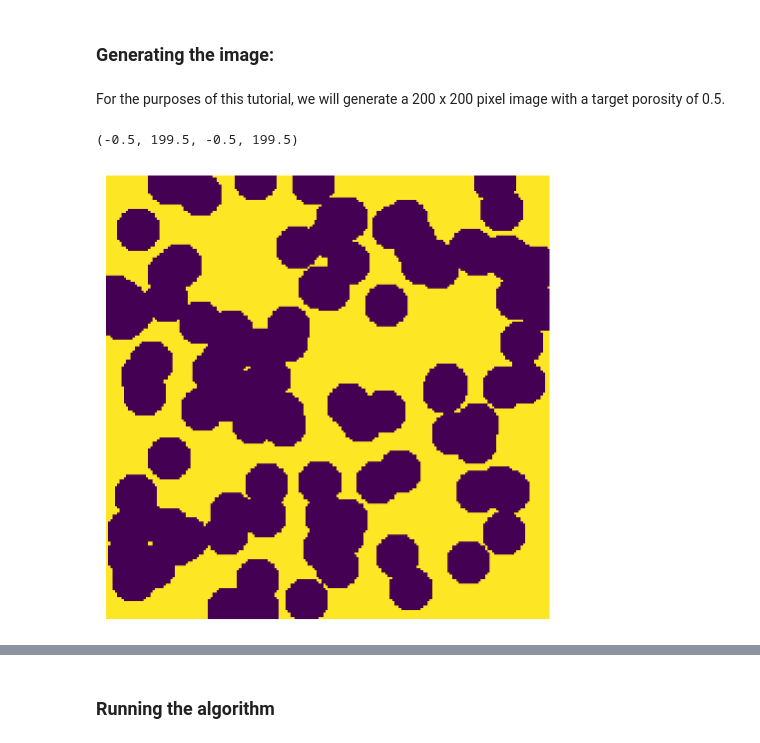
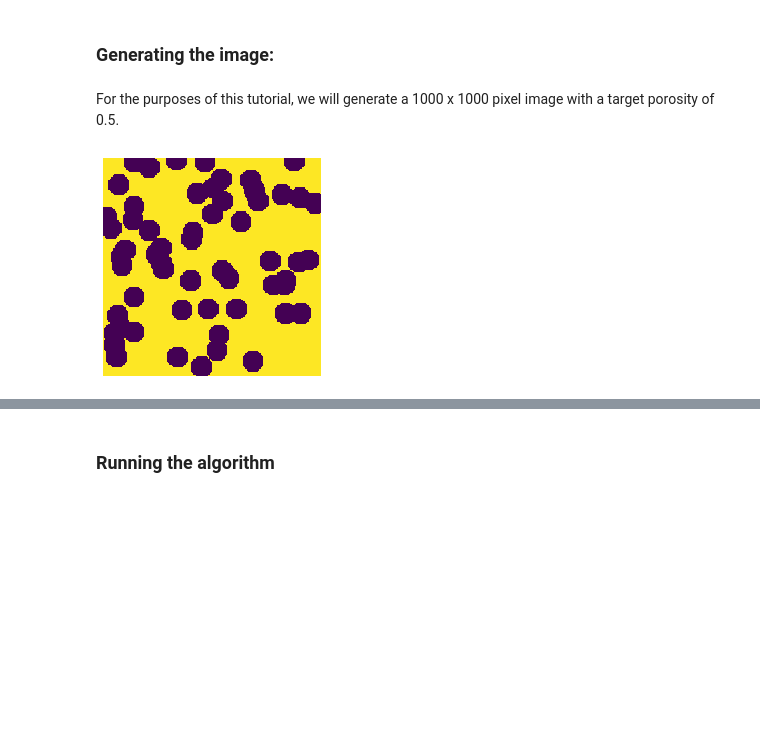
Before and after one commit to rickyfann/porespy, a Jupyter notebook: examples/simulations/tutorials/finding_tortuosity_from_image.ipynb, the cells around one changed output, grey strips where cells are left out. Cells and saved outputs as stored; diff of their text form; code cells hidden in the pictures; blank space fills up the shorter version.

```diff
--- a/examples/simulations/tutorials/finding_tortuosity_from_image.ipynb
+++ b/examples/simulations/tutorials/finding_tortuosity_from_image.ipynb
@@ -34,18 +34,15 @@ $$\tau = \frac{D_{AB}}{D_{Eff}} \cdot \varepsilon_{Eff} $$
 import matplotlib.pyplot as plt
 import porespy as ps
 import numpy as np
-
-ps.visualization.set_mpl_style()
 # %% [markdown]
 ### Generating the image:
 # %% [markdown]
-For the purposes of this tutorial, we will generate a 200 x 200 pixel image with a target porosity of 0.5.
+For the purposes of this tutorial, we will generate a 1000 x 1000 pixel image with a target porosity of 0.5.
 # %%
 np.random.seed(2)
-im = ps.generators.overlapping_spheres([200, 200], r=10, porosity=0.5)
+im = ps.generators.overlapping_spheres([200, 200], r=10, porosity=0.65)
 fig, ax = plt.subplots()
 ax.imshow(im, origin='lower', interpolation='none')
-ax.axis(False)
+ax.axis(False);
 # %% [output]
-(-0.5, 199.5, -0.5, 199.5)
-[figure, old version]
+[figure, new version]
```
Also changed, not shown: parts of 8 cells of this notebook.
